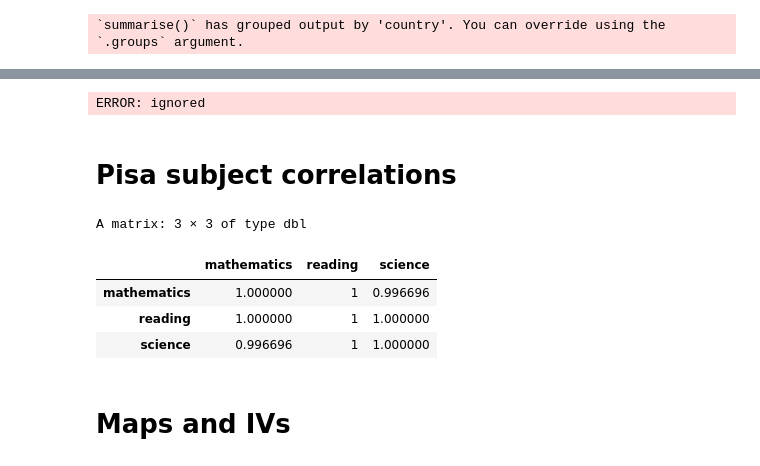
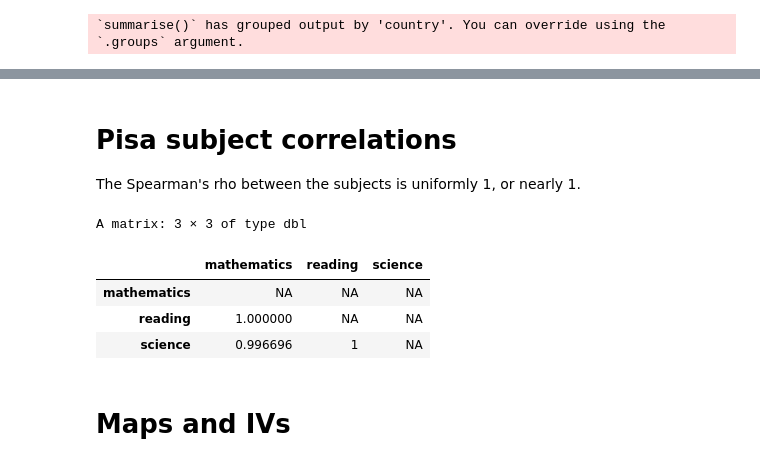
Before and after one commit to abartnof/abartnof.github.io, a Jupyter notebook: education.ipynb, the cells around one changed output, grey strips where cells are left out. Saved outputs shown, nothing was run; the diff lists cells and outputs as text; code cells hidden in the pictures.

```diff
--- a/education.ipynb
+++ b/education.ipynb
@@ -165,7 +172,6 @@ Data$Pisa <-
       'South Korea' = 'Korea'
     ))
 
-# Find the median score across all 3 subjects; standardize them.
 Data$PisaAgg <-
   Data$Pisa %>%
   drop_na(score) %>%
@@ -176,22 +182,24 @@ Data$PisaAgg <-
   ungroup %>%
   mutate(
     pisa_sd = as.vector(scale(score)),
-    pisa_percentile = ecdf(score)(score)
-    # pisa_percentile = round(100 * pisa_percentile)
+    pisa_percentile = ecdf(score)(score),
+    pisa_percentile_bin = cut(pisa_percentile, breaks = seq(0, 1, by = 0.2), include.lowest = T, ordered_result = T)
     )
 # %%
-Data$RawTimeUse <- read_csv('https://raw.githubusercontent.com/abartnof/worldwide_ed/main/time_use.csv', col_types = cols(Value = 'd', .default = 'c'))
+# Data$RawTimeUse <- read_csv('https://raw.githubusercontent.com/abartnof/worldwide_ed/main/time_use.csv', col_types = cols(Value = 'd', .default = 'c'))
 # %%
-Data$TimeUse <-
-  Data$RawTimeUse %>%
-  filter(Sex == 'Total') %>%
-  rename(country = Country, activity = Description, time = Time, minutes = Value) %>%
-  mutate(
-    hours = minutes / 60,
-    activity = fct_relevel(activity, 'Other', after = Inf)
-    ) %>%
-  select(country, activity, hours, minutes)
+# Data$TimeUse <-
+#   Data$RawTimeUse %>%
+#   filter(Sex == 'Total') %>%
+#   rename(country = Country, activity = Description, time = Time, minutes = Value) %>%
+#   mutate(
+#     hours = minutes / 60,
+#     activity = fct_relevel(activity, 'Other', after = Inf)
+#     ) %>%
+#   select(country, activity, hours, minutes)
 # %%
+# Use the maps package to get a map of the world
+
 Data$World <- map_data('world')
 
 Data$World <-
@@ -207,21 +215,24 @@ Data$World <-
         'Macedonia' = 'North Macedonia'
         )) %>%
     filter(region != 'Antarctica')
-# %% [output]
-ERROR: ignored
-# %% [markdown]
-# Pisa subject correlations
+# %% [markdown]
+# Pisa subject correlations
+The Spearman's rho between the subjects is uniformly 1, or nearly 1.
 # %%
-Data$Pisa %>%
-spread(subject, score) %>%
-select(mathematics, reading, science) %>%
-cor(use = 'pairwise.complete.obs', method = 's')
+rho <-
+  Data$Pisa %>%
+  spread(subject, score) %>%
+  select(mathematics, reading, science) %>%
+  cor(use = 'pairwise.complete.obs', method = 's')
+
+rho[upper.tri(rho, diag = T)] <- NA_real_
+rho
 # %% [output]
 A matrix: 3 × 3 of type dbl
 |  | mathematics | reading | science |
-| mathematics | 1.000000 | 1 | 0.996696 |
-| reading | 1.000000 | 1 | 1.000000 |
-| science | 0.996696 | 1 | 1.000000 |
+| mathematics | NA | NA | NA |
+| reading | 1.000000 | NA | NA |
+| science | 0.996696 | 1 | NA |
 # %% [markdown]
 # Maps and IVs
 # %%
```
Also changed, not shown: parts of 22 cells of this notebook.
